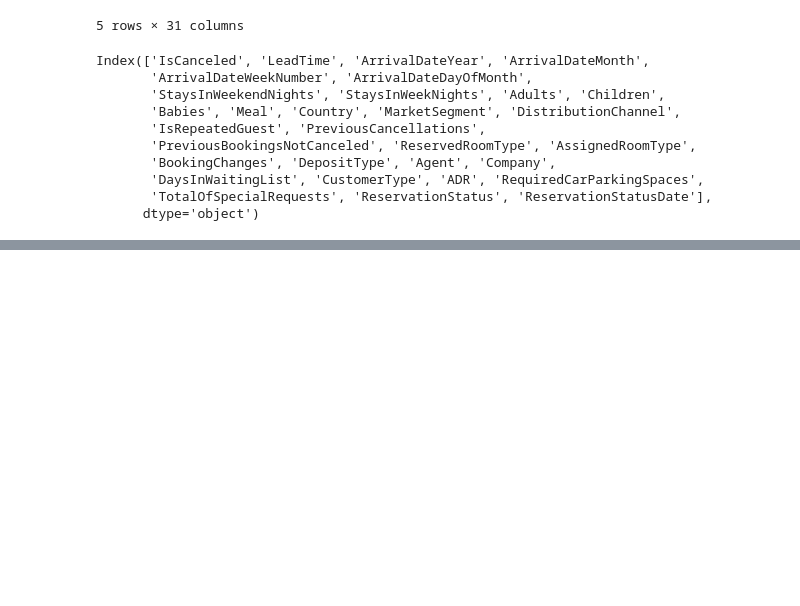
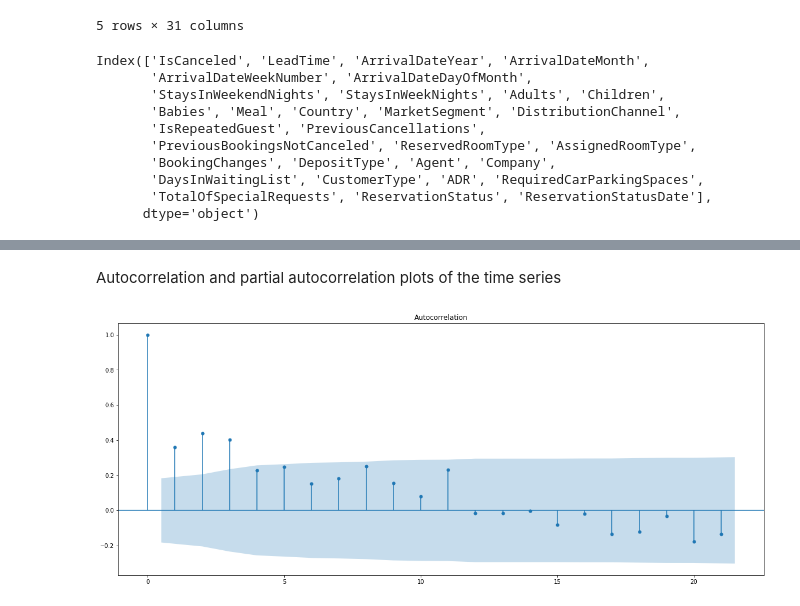
Before and after one commit to garybake/BayesianTimeSeries, a Jupyter notebook: 1_1_WeeklyTimeSeries.ipynb, the cells around one changed output, grey strips where cells are left out. Drawn from its saved outputs; the diff is of its cells as text; code cells hidden in the pictures; blank space fills up the shorter version.

```diff
--- a/1_1_WeeklyTimeSeries.ipynb
+++ b/1_1_WeeklyTimeSeries.ipynb
@@ -91,0 +110,6 @@ df_week_counts
+# %% [markdown]
+Autocorrelation and partial autocorrelation plots of the time series
+# %%
+plot_acf(df_week_counts);
+# %% [output]
+[figure, added]
```
Also changed, not shown: parts of 24 cells of this notebook.
